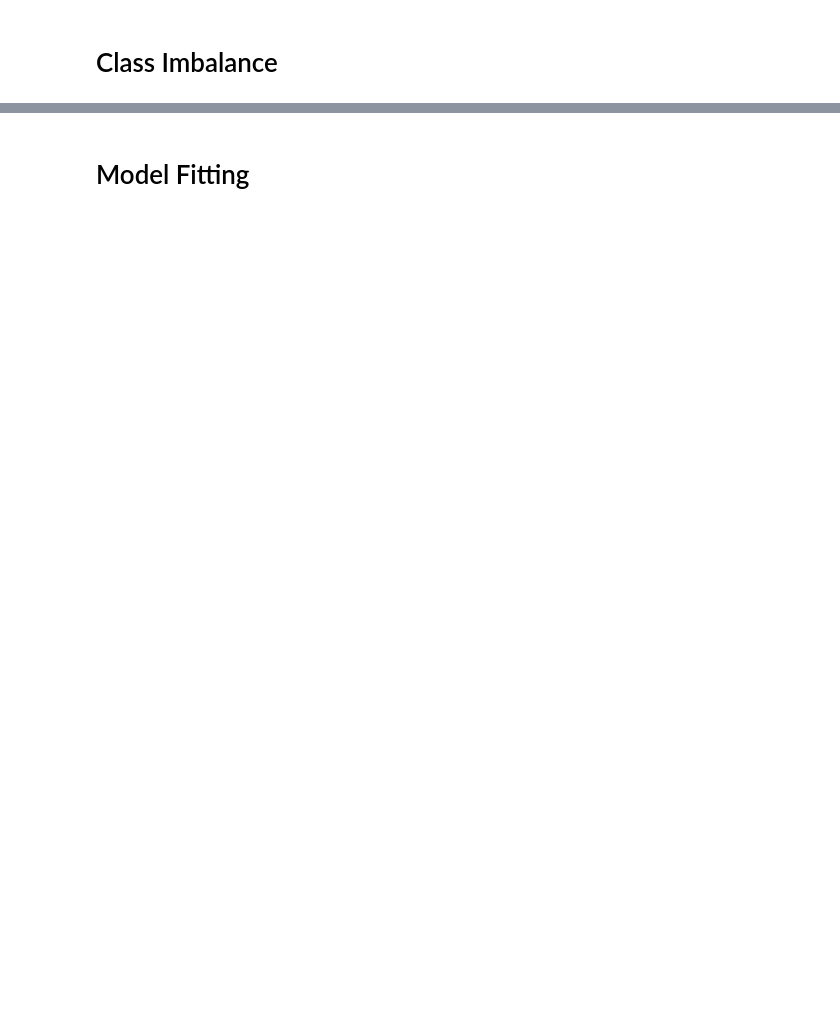
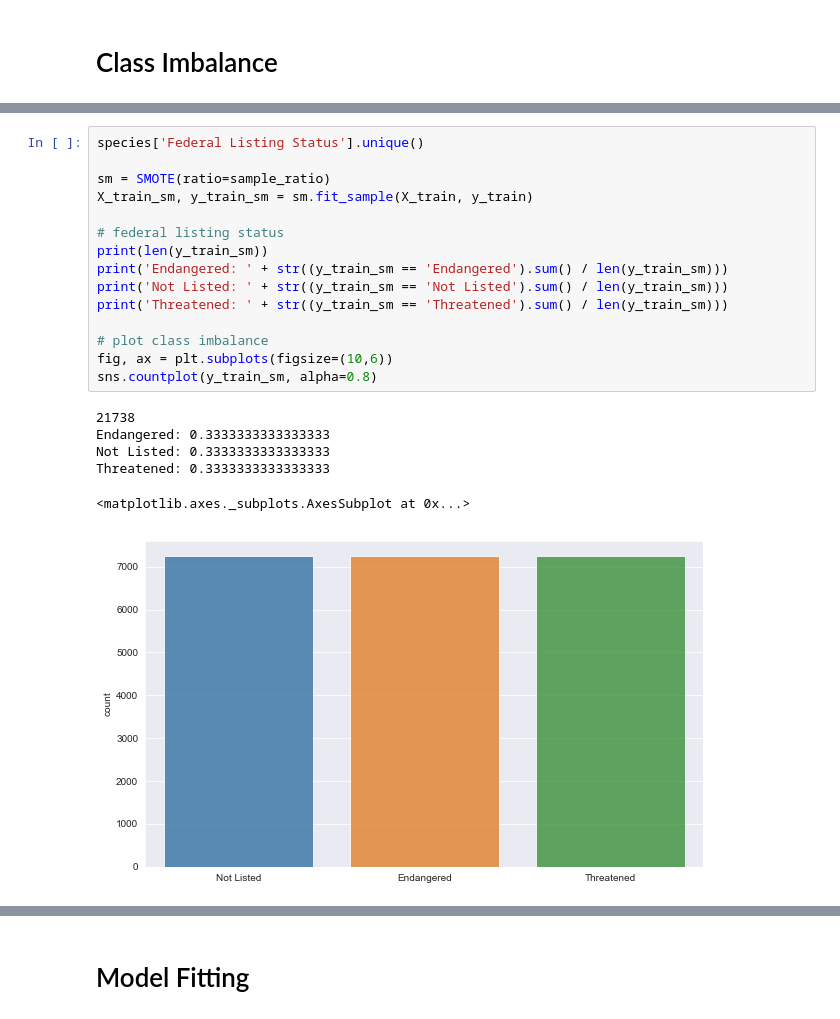
Before and after one commit to acdick/endangered_species_classification, a Jupyter notebook: Source/endangered_species.ipynb, the cells around one changed output, grey strips where cells are left out. Cells and saved outputs as stored; diff of their text form; blank space fills up the shorter version.

```diff
--- a/Source/endangered_species.ipynb
+++ b/Source/endangered_species.ipynb
@@ -235,0 +399,22 @@ species.head(20)
+# %%
+species['Federal Listing Status'].unique()
+
+sm = SMOTE(ratio=sample_ratio)
+X_train_sm, y_train_sm = sm.fit_sample(X_train, y_train)
+
+# federal listing status
+print(len(y_train_sm))
+print('Endangered: ' + str((y_train_sm == 'Endangered').sum() / len(y_train_sm)))
+print('Not Listed: ' + str((y_train_sm == 'Not Listed').sum() / len(y_train_sm)))
+print('Threatened: ' + str((y_train_sm == 'Threatened').sum() / len(y_train_sm)))
+
+# plot class imbalance
+fig, ax = plt.subplots(figsize=(10,6))
+sns.countplot(y_train_sm, alpha=0.8)
+# %% [output]
+21738
+Endangered: 0.3333333333333333
+Not Listed: 0.3333333333333333
+Threatened: 0.3333333333333333
+<matplotlib.axes._subplots.AxesSubplot at 0x...>
+[figure, added]
```
Also changed, not shown: parts of 20 cells of this notebook.
